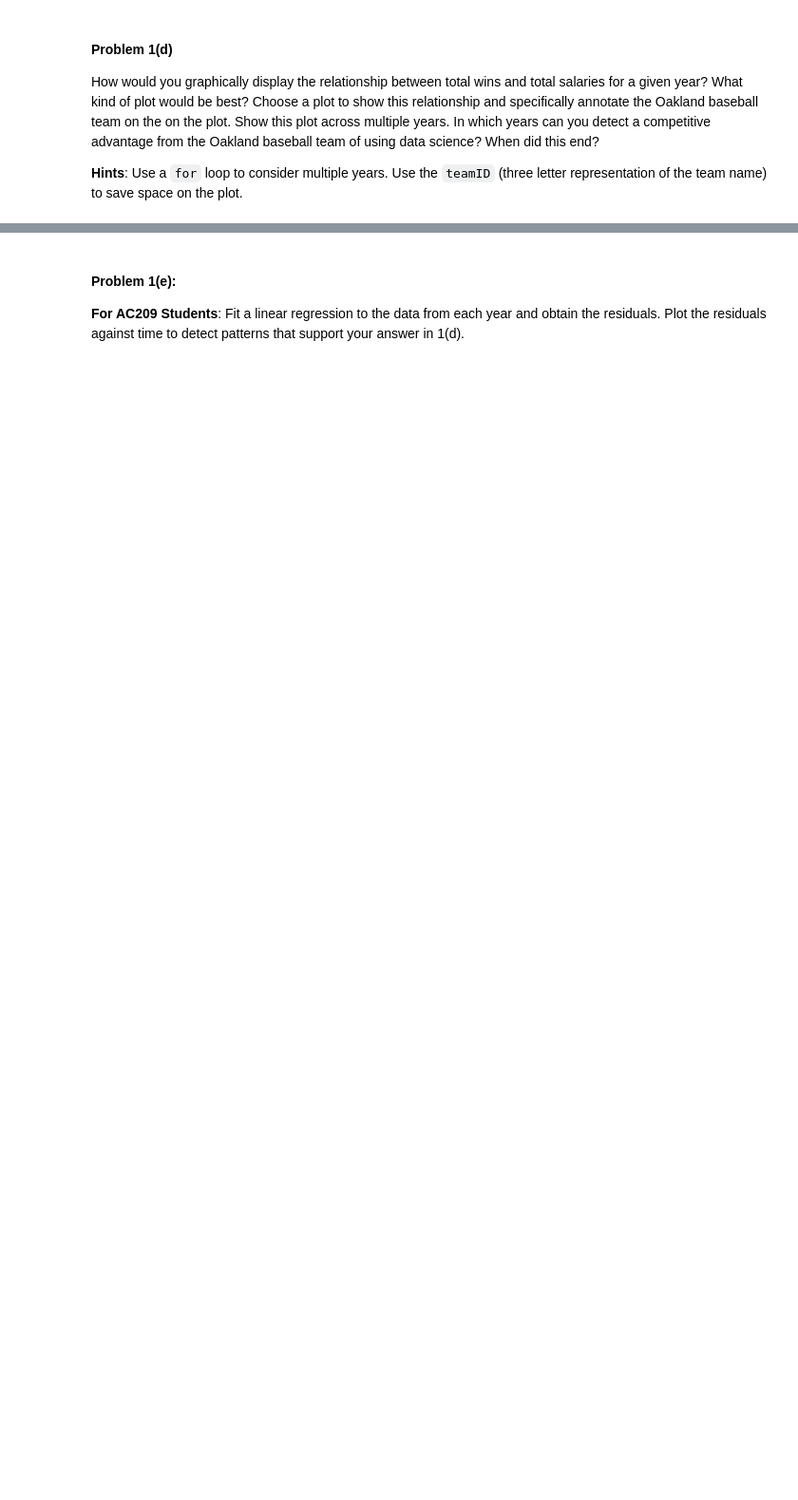
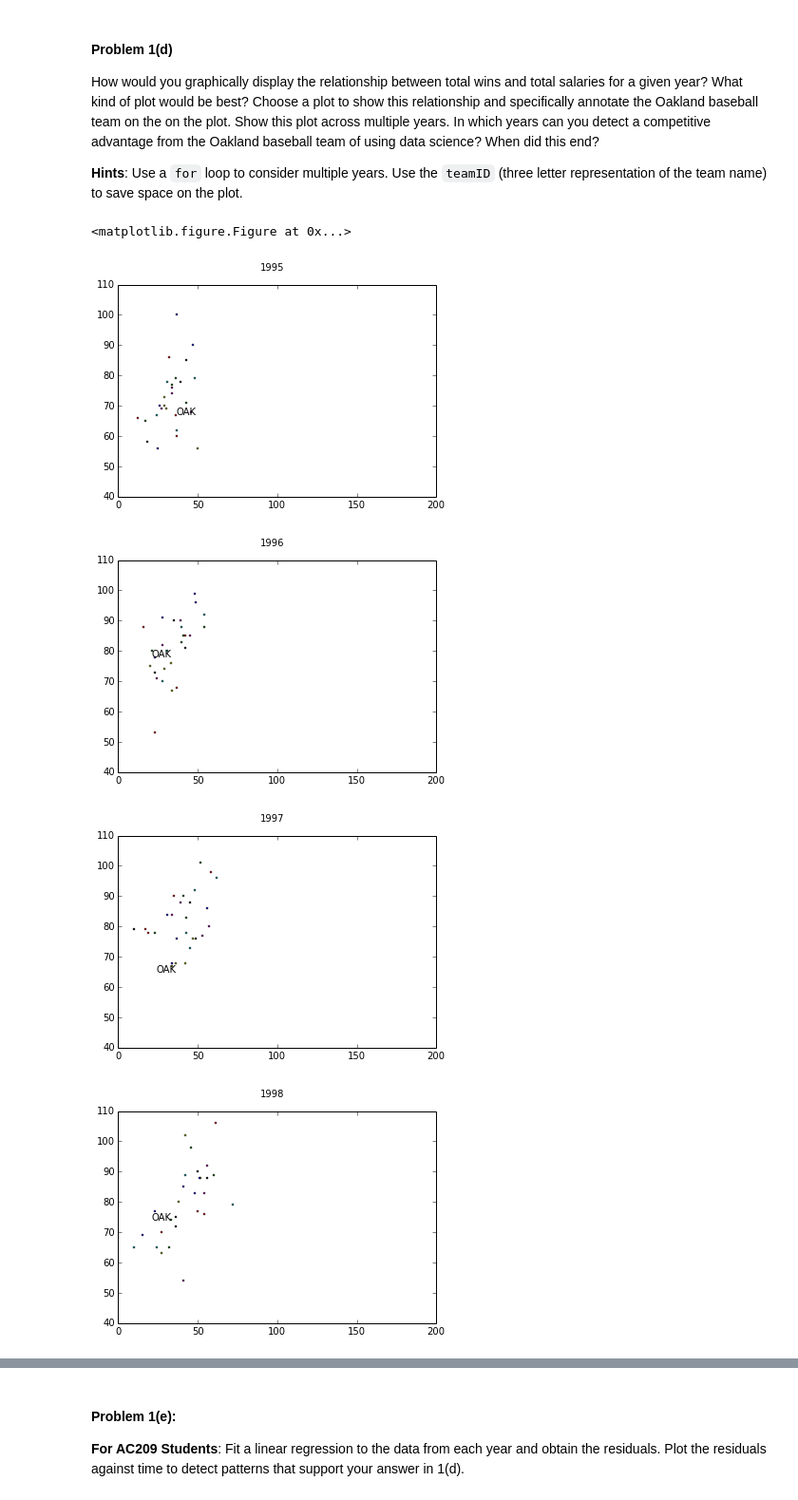
Before and after one commit to userfog/cs109, a Jupyter notebook: HW1.ipynb, the cells around one changed output, grey strips where cells are left out. Shown at 95% size. Drawn from its saved outputs; the diff is of its cells as text; code cells hidden in the pictures; blank space fills up the shorter version.

```diff
--- a/HW1.ipynb
+++ b/HW1.ipynb
@@ -114,20 +137,27 @@ How would you graphically display the relationship between total wins and total
 # %%
 years = combine[["teamID", "yearID", "W", "salary"]]
 years.head()
 groups = years.groupby("teamID")
 plt.close('all')
 fig = plt.figure()
 i = 0
-for el in xrange(2000,2010):
+for el in xrange(1995,2010):
     plt.figure(el)
     plt.suptitle(str(el))
+    plt.axis([0,200,40,110])
     for el2, val in groups:
       for year in val.iterrows():
             if year[1][1] == el:
                 if el2 == "OAK":
                     plt.annotate(el2, xy=(year[1][3]/1000000, year[1][2]))
                 else:
                     plt.plot(year[1][3]/1000000, year[1][2], marker="o",markersize=2, linestyle='', label=el2)
     i = i + 1
 
 plt.show()
+# %% [output]
+<matplotlib.figure.Figure at 0x...>
+[figure, added]
+[figure, added]
+[figure, added]
+[figure, added]
```
Also changed, not shown: parts of 13 cells of this notebook.
